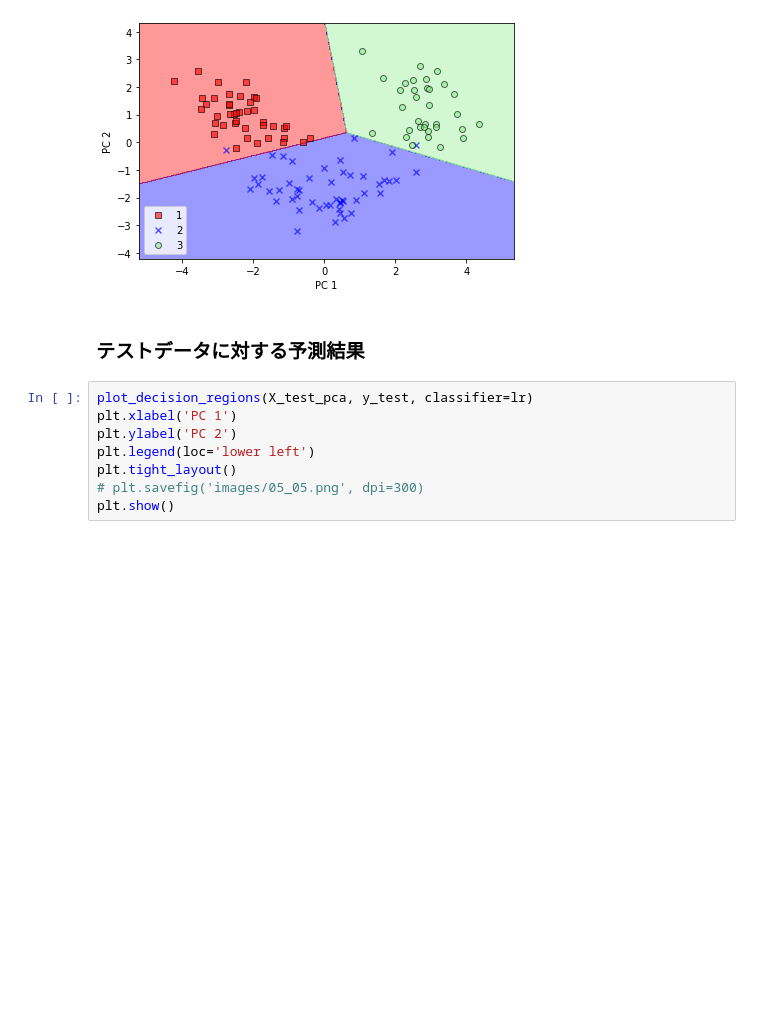
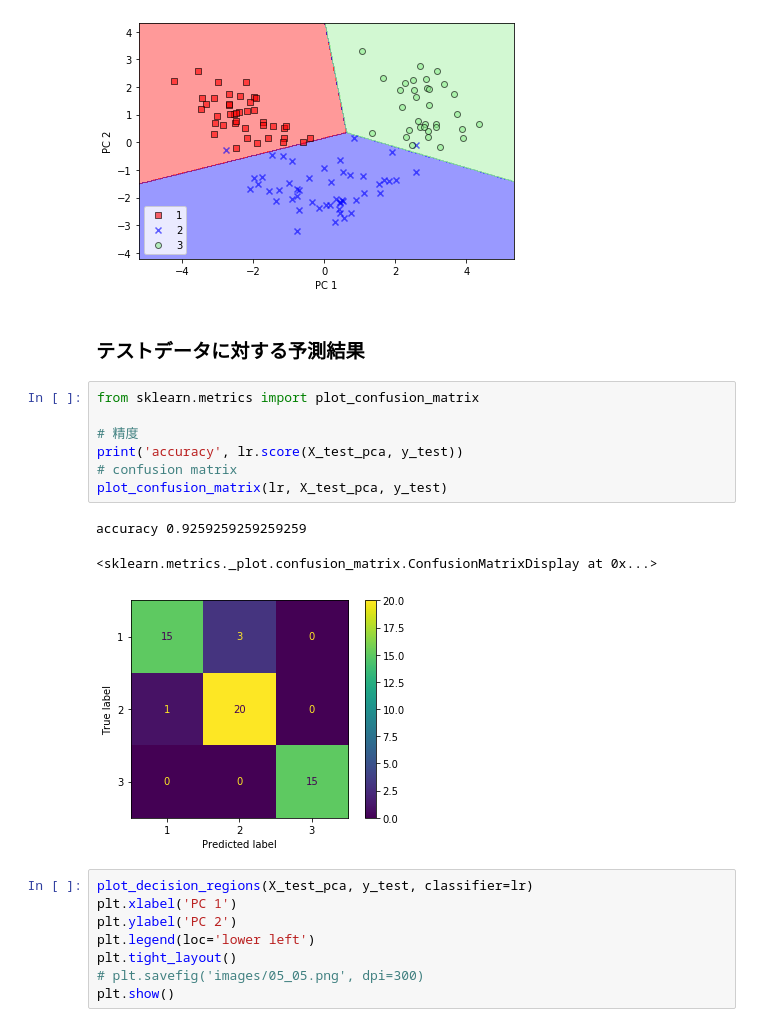
Before and after one commit to hnishi/hnishi_da_handson, a Jupyter notebook: da_handson_pca.ipynb, the cells around one changed output. Drawn from its saved outputs; the diff is of its cells as text; blank space fills up the shorter version.

```diff
--- a/da_handson_pca.ipynb
+++ b/da_handson_pca.ipynb
@@ -481,6 +633,17 @@ plt.show()
 [figure]
 # %% [markdown]
 ### テストデータに対する予測結果
+# %%
+from sklearn.metrics import plot_confusion_matrix
+
+# 精度
+print('accuracy', lr.score(X_test_pca, y_test))
+# confusion matrix
+plot_confusion_matrix(lr, X_test_pca, y_test)
+# %% [output]
+accuracy 0.9259259259259259
+<sklearn.metrics._plot.confusion_matrix.ConfusionMatrixDisplay at 0x...>
+[figure, added]
 # %%
 plot_decision_regions(X_test_pca, y_test, classifier=lr)
 plt.xlabel('PC 1')
```
Also changed, not shown: parts of 48 cells of this notebook.
